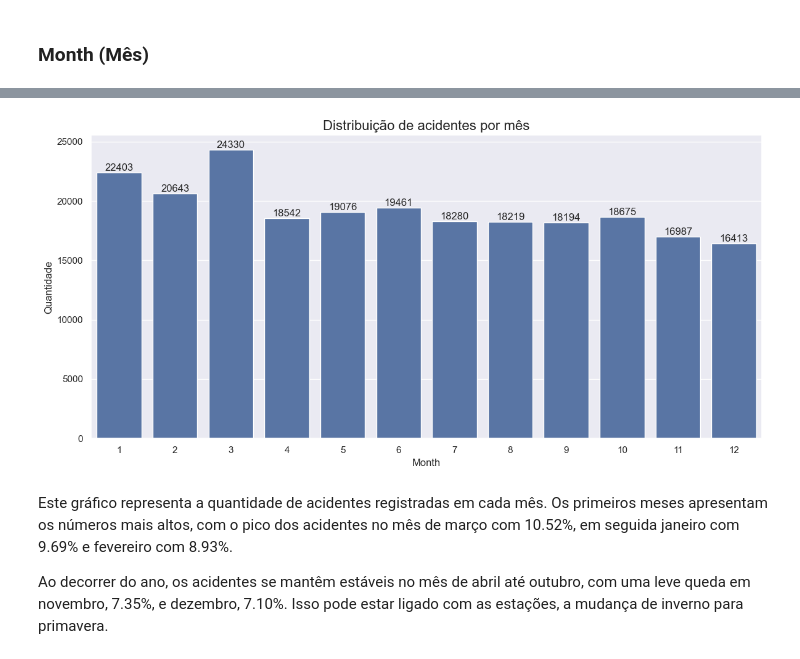
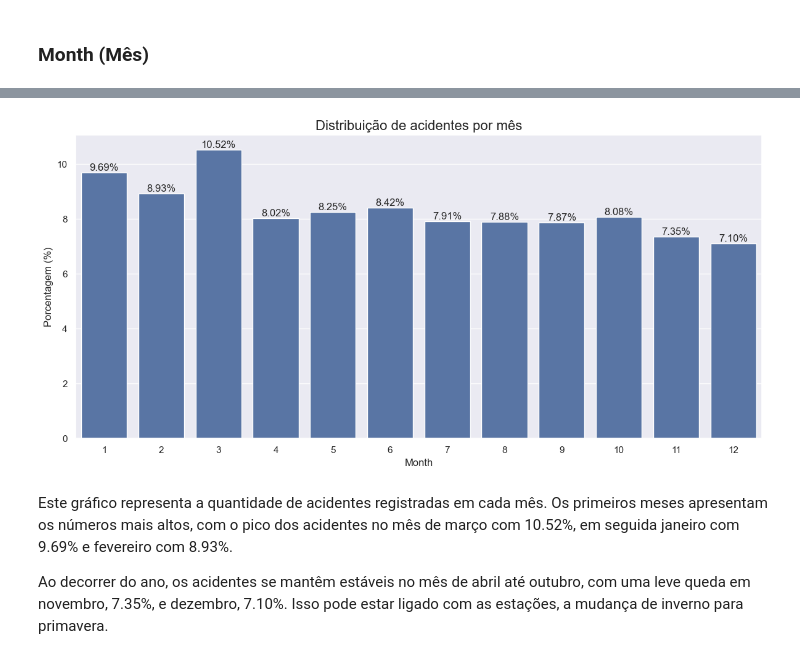
Before and after one commit to Viniciuspneves/exploratory-data-analysis, a Jupyter notebook: nyc_traffic_accidents/notebooks/02_exploratory_analysis.ipynb, the cells around one changed output, grey strips where cells are left out. Saved outputs shown, nothing was run; the diff lists cells and outputs as text; code cells hidden in the pictures.

```diff
--- a/nyc_traffic_accidents/notebooks/02_exploratory_analysis.ipynb
+++ b/nyc_traffic_accidents/notebooks/02_exploratory_analysis.ipynb
@@ -79,7 +86,11 @@ Month
 # %%
-plot_bar_from_column(df=df, column="Month", title="Distribuição de acidentes por mês")
+plot_bar_from_column(df=df,
+                     column="Month",
+                     title="Distribuição de acidentes por mês",
+                     percent=True,
+                     save_path="../visualizations/exploratory/dist_acidentes_mes.png")
 # %% [output]
-[figure, old version]
+[figure, new version]
 # %% [markdown]
 Este gráfico representa a quantidade de acidentes registradas em cada mês. Os primeiros meses apresentam os números mais altos, com o pico dos acidentes no mês de março com 10.52%, em seguida janeiro com 9.69% e fevereiro com 8.93%.
 
```
Also changed, not shown: parts of 49 cells of this notebook, 34 other files.
